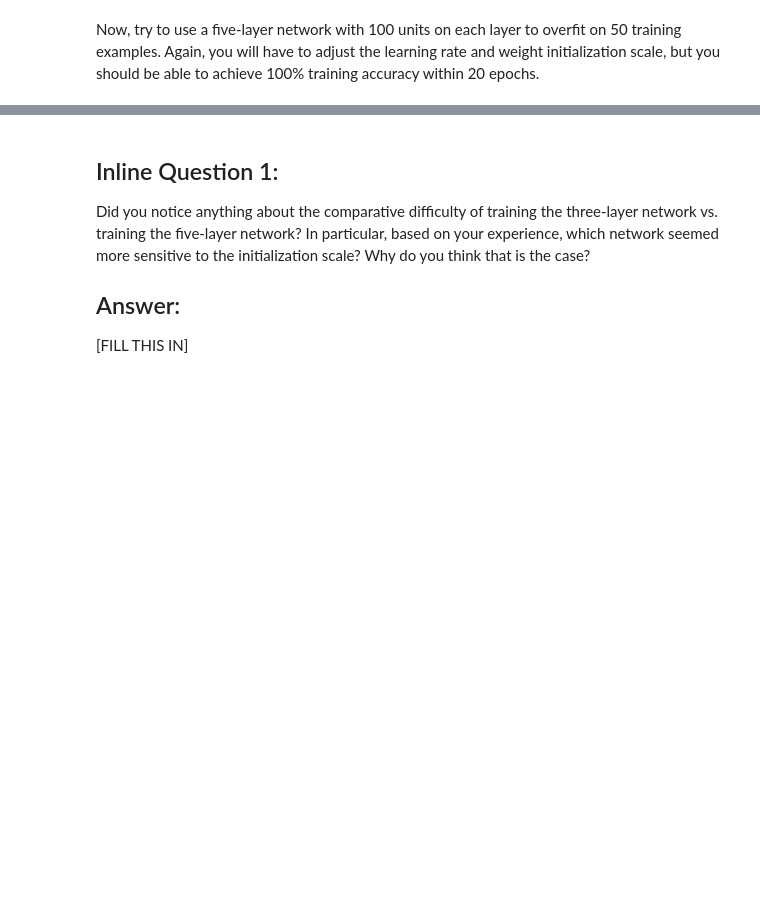
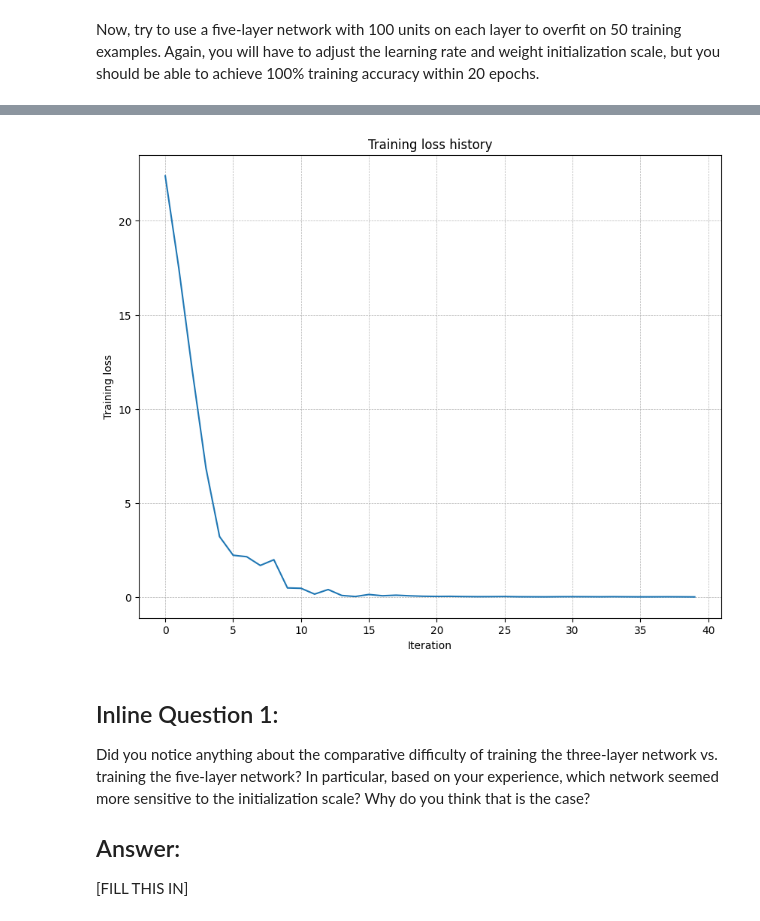
Before and after one commit to WncFht/CS231n, a Jupyter notebook: assignment2/FullyConnectedNets.ipynb, the cells around one changed output, grey strips where cells are left out. Saved outputs shown, nothing was run; the diff lists cells and outputs as text; code cells hidden in the pictures; blank space fills up the shorter version.

```diff
--- a/assignment2/FullyConnectedNets.ipynb
+++ b/assignment2/FullyConnectedNets.ipynb
@@ -189,7 +206,7 @@ small_data = {
 }
 
 learning_rate = 2e-3  # Experiment with this!
-weight_scale = 1e-5   # Experiment with this!
+weight_scale = 7e-2   # Experiment with this!
 model = FullyConnectedNet(
     [100, 100, 100, 100],
     weight_scale=weight_scale,
@@ -217,3 +250,4 @@ TypeError: unsupported operand type(s) for +: 'NoneType' and 'float'
+[figure, added]
 # %% [markdown]
 ## Inline Question 1:
 Did you notice anything about the comparative difficulty of training the three-layer network vs. training the five-layer network? In particular, based on your experience, which network seemed more sensitive to the initialization scale? Why do you think that is the case?
```
Also changed, not shown: parts of 9 cells of this notebook.
